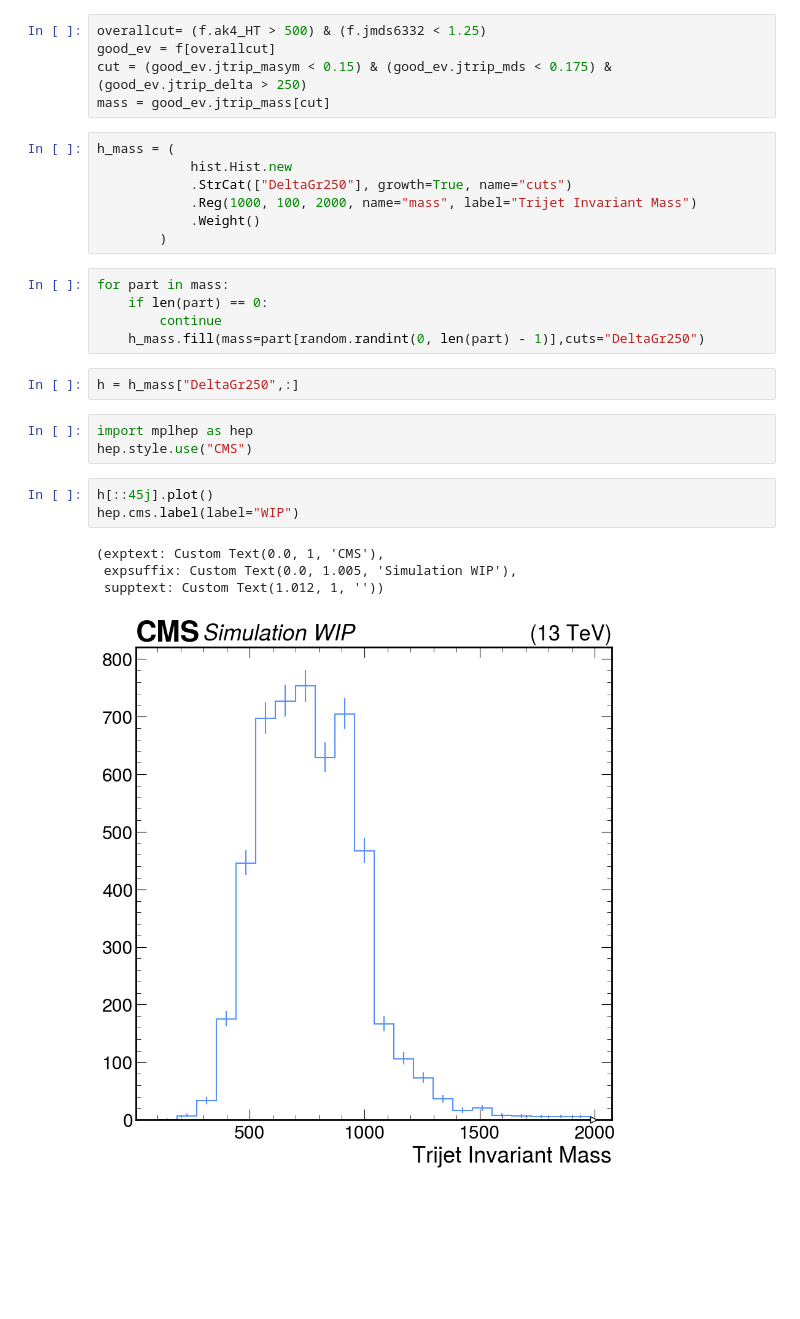
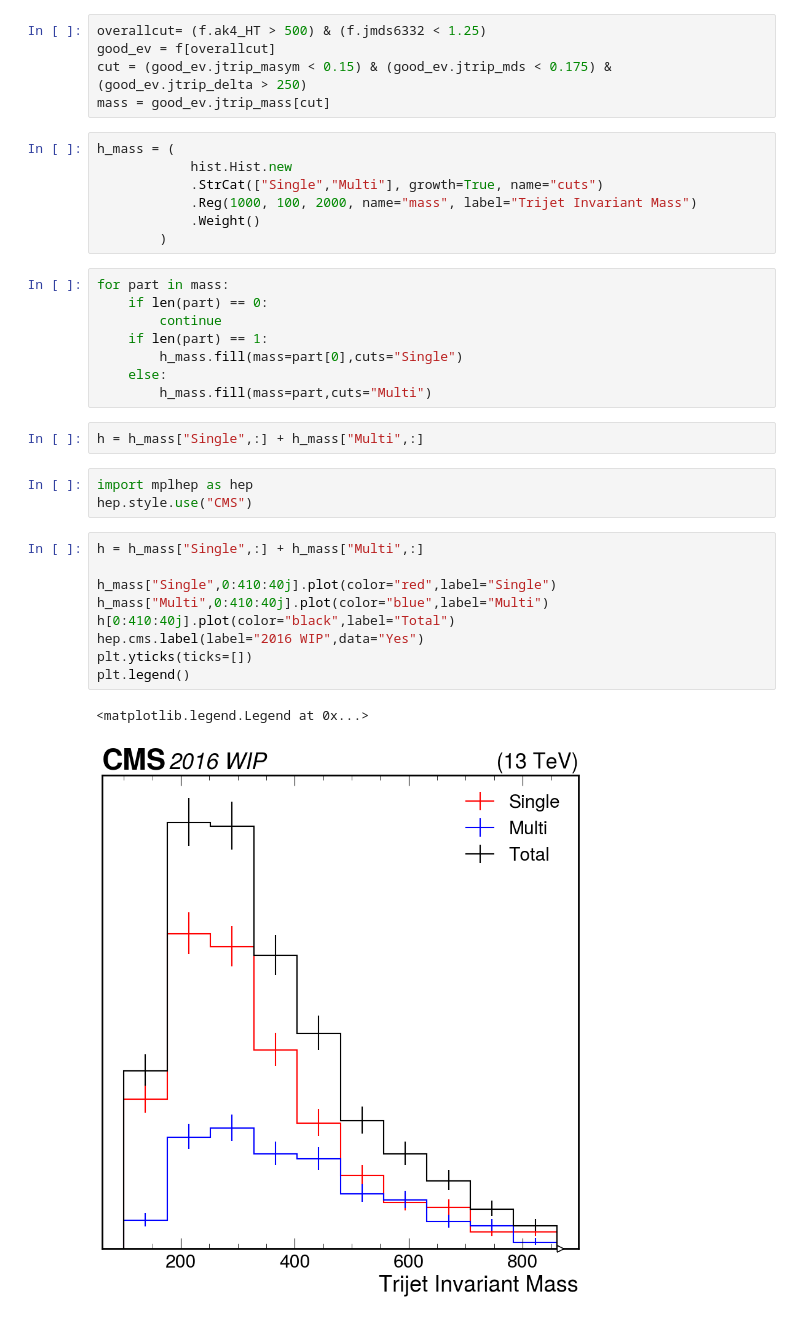
Before and after one commit to akanugan/MultiJets, a Jupyter notebook: TopStudies/fast_study.ipynb, the cells around one changed output. Saved outputs shown, nothing was run; the diff lists cells and outputs as text; blank space fills up the shorter version.

```diff
--- a/TopStudies/fast_study.ipynb
+++ b/TopStudies/fast_study.ipynb
@@ -22,7 +52,7 @@ mass = good_ev.jtrip_mass[cut]
 # %%
 h_mass = (
             hist.Hist.new
-            .StrCat(["DeltaGr250"], growth=True, name="cuts")
+            .StrCat(["Single","Multi"], growth=True, name="cuts")
             .Reg(1000, 100, 2000, name="mass", label="Trijet Invariant Mass")
             .Weight()
         )
@@ -30,17 +60,24 @@ h_mass = (
 for part in mass:
     if len(part) == 0:
         continue
-    h_mass.fill(mass=part[random.randint(0, len(part) - 1)],cuts="DeltaGr250")
+    if len(part) == 1:
+        h_mass.fill(mass=part[0],cuts="Single")
+    else:
+        h_mass.fill(mass=part,cuts="Multi")
 # %%
-h = h_mass["DeltaGr250",:]
+h = h_mass["Single",:] + h_mass["Multi",:]
 # %%
 import mplhep as hep
 hep.style.use("CMS")
-# %%
-h[::45j].plot()
-hep.cms.label(label="WIP")
-# %% [output]
-(exptext: Custom Text(0.0, 1, 'CMS'),
- expsuffix: Custom Text(0.0, 1.005, 'Simulation WIP'),
- supptext: Custom Text(1.012, 1, ''))
-[figure, removed]
+# %%
+h = h_mass["Single",:] + h_mass["Multi",:]
+
+h_mass["Single",0:410:40j].plot(color="red",label="Single")
+h_mass["Multi",0:410:40j].plot(color="blue",label="Multi")
+h[0:410:40j].plot(color="black",label="Total")
+hep.cms.label(label="2016 WIP",data="Yes")
+plt.yticks(ticks=[])
+plt.legend()
+# %% [output]
+<matplotlib.legend.Legend at 0x...>
+[figure, added]
```
Also changed, not shown: parts of 6 cells of this notebook.
